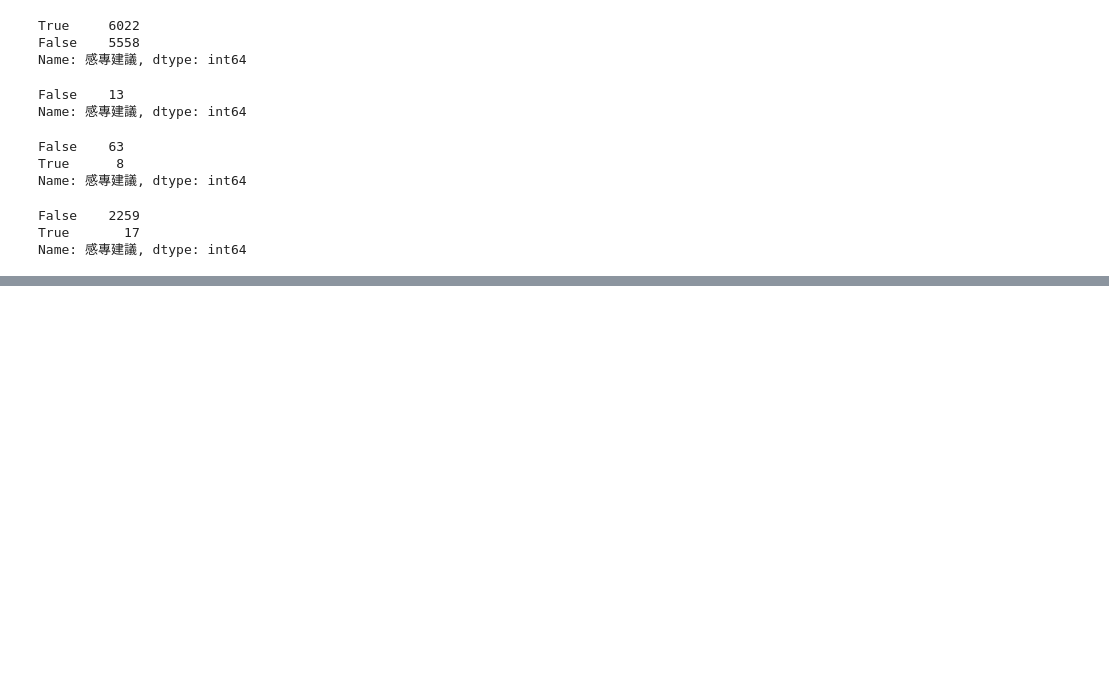
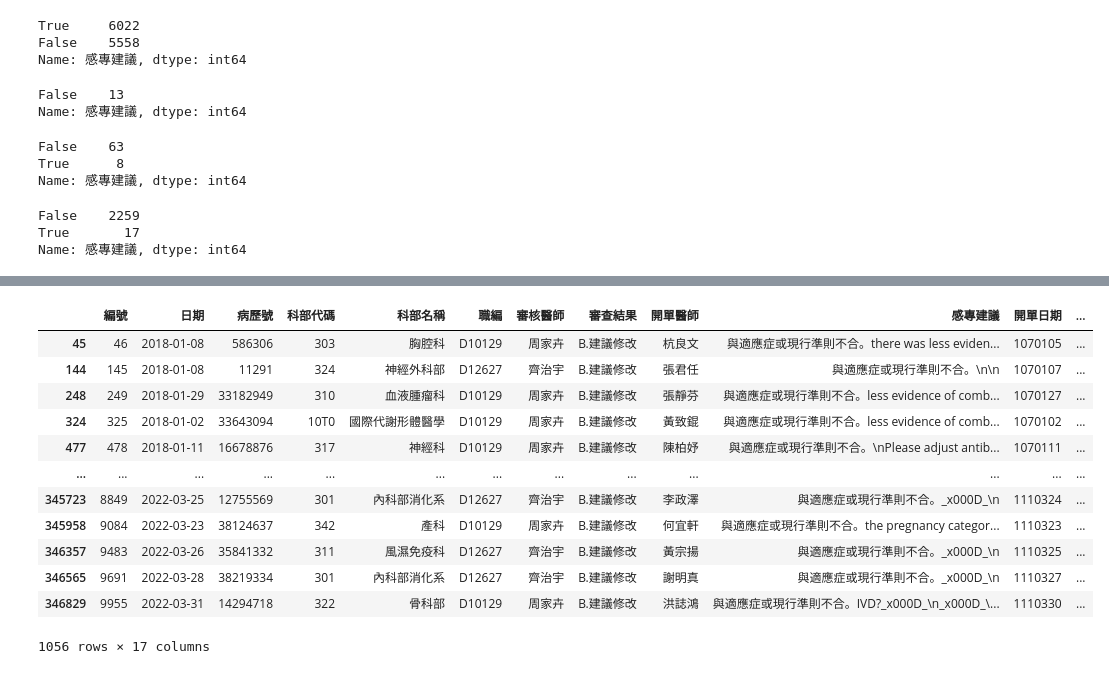
Before and after one commit to ChunWeiPeng/CMUH, a Jupyter notebook: CDSS_多莉多隻.ipynb, the cells around one changed output, grey strips where cells are left out. Drawn from its saved outputs; the diff is of its cells as text; code cells hidden in the pictures; blank space fills up the shorter version.

```diff
--- a/CDSS_多莉多隻.ipynb
+++ b/CDSS_多莉多隻.ipynb
@@ -6,5 +9,5 @@ from datetime import date
 # %%
-f = r'C:\Users\User\VSCode\感專醫師審核記錄201801-202203.xlsx'
+f = r'C:\Users\User\VSCode\CDSS\source\感專醫師審核記錄201801-202203.xlsx'
 doctor = pd.read_excel(f)
 # %%
 doctor.count()
@@ -24,3 +27,9 @@ doctor.count()
 審核日期    346861
 審核時間    346861
 dtype: int64
+# %%
+doctor['日期'] = doctor['日期'] + 19110000
+doctor['日期'] = pd.to_datetime(doctor['日期'], format='%Y%m%d')
+doctor['year'] = doctor['日期'].dt.year
+doctor['month'] = doctor['日期'].dt.month
+doctor['Error_Dose_Frequency'] = doctor['感專建議'].str.contains("劑量或頻率錯誤", na=False)
@@ -76,0 +125,5 @@ Name: 感專建議, dtype: int64
+# %%
+new_doctor = doctor[doctor['審查結果'].str.contains('B.建議修改')]
+new_suggest = new_doctor.groupby(['year', 'month'])
+new_s = new_suggest['審查結果'].value_counts()
+new_suggest.size()
@@ -76,0 +148,8 @@ Name: 感專建議, dtype: int64
+# %%
+dose_error = new_doctor[new_doctor['感專建議'].str.contains('劑量或頻率錯誤', na=False)]
+symptoms_error = new_doctor[new_doctor['感專建議'].str.contains('與適應症或現行準則不合', na=False)]
+another = new_doctor[~new_doctor['感專建議'].str.contains('劑量或頻率錯誤', na=False) &  ~new_doctor['感專建議'].str.contains('與適應症或現行準則不合', na=False)]
+
+nde = dose_error.groupby(['year', 'month'])['審查結果'].value_counts()
+nse = symptoms_error.groupby(['year', 'month'])['審查結果'].value_counts()
+ano = another.groupby(['year', 'month'])['審查結果'].value_counts()
@@ -76,0 +178,16 @@ Name: 感專建議, dtype: int64
+# %%
+symptoms_error
+# %% [output]
+|  | 編號 | 日期 | 病歷號 | 科部代碼 | 科部名稱 | 職編 | 審核醫師 | 審查結果 | 開單醫師 | 感專建議 | 開單日期 | ... |
+| 45 | 46 | 2018-01-08 | 586306 | 303 | 胸腔科 | D10129 | 周家卉 | B.建議修改 | 杭良文 | 與適應症或現行準則不合。there was less eviden... | 1070105 | ... |
+| 144 | 145 | 2018-01-08 | 11291 | 324 | 神經外科部 | D12627 | 齊治宇 | B.建議修改 | 張君任 | 與適應症或現行準則不合。\n\n | 1070107 | ... |
+| 248 | 249 | 2018-01-29 | 33182949 | 310 | 血液腫瘤科 | D10129 | 周家卉 | B.建議修改 | 張靜芬 | 與適應症或現行準則不合。less evidence of comb... | 1070127 | ... |
+| 324 | 325 | 2018-01-02 | 33643094 | 10T0 | 國際代謝形體醫學 | D10129 | 周家卉 | B.建議修改 | 黃致錕 | 與適應症或現行準則不合。less evidence of comb... | 1070102 | ... |
+| 477 | 478 | 2018-01-11 | 16678876 | 317 | 神經科 | D10129 | 周家卉 | B.建議修改 | 陳柏妤 | 與適應症或現行準則不合。\nPlease adjust antib... | 1070111 | ... |
+| ... | ... | ... | ... | ... | ... | ... | ... | ... | ... | ... | ... | ... |
+| 345723 | 8849 | 2022-03-25 | 12755569 | 301 | 內科部消化系 | D12627 | 齊治宇 | B.建議修改 | 李政澤 | 與適應症或現行準則不合。_x000D_\n | 1110324 | ... |
+| 345958 | 9084 | 2022-03-23 | 38124637 | 342 | 產科 | D10129 | 周家卉 | B.建議修改 | 何宜軒 | 與適應症或現行準則不合。the pregnancy categor... | 1110323 | ... |
+| 346357 | 9483 | 2022-03-26 | 35841332 | 311 | 風濕免疫科 | D12627 | 齊治宇 | B.建議修改 | 黃宗揚 | 與適應症或現行準則不合。_x000D_\n | 1110325 | ... |
+| 346565 | 9691 | 2022-03-28 | 38219334 | 301 | 內科部消化系 | D12627 | 齊治宇 | B.建議修改 | 謝明真 | 與適應症或現行準則不合。_x000D_\n | 1110327 | ... |
+| 346829 | 9955 | 2022-03-31 | 14294718 | 322 | 骨科部 | D10129 | 周家卉 | B.建議修改 | 洪誌鴻 | 與適應症或現行準則不合。IVD?_x000D_\n_x000D_\... | 1110330 | ... |
+1056 rows × 17 columns
```
Also changed, not shown: parts of 7 cells of this notebook, 4 other files.
